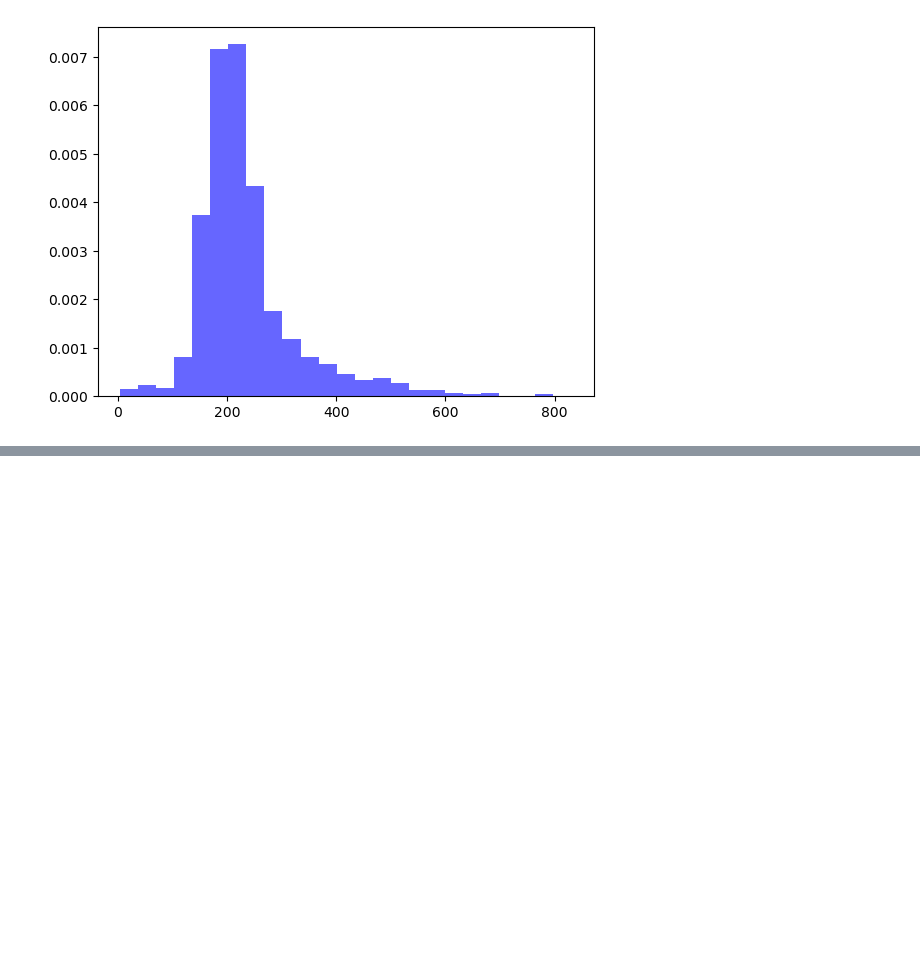
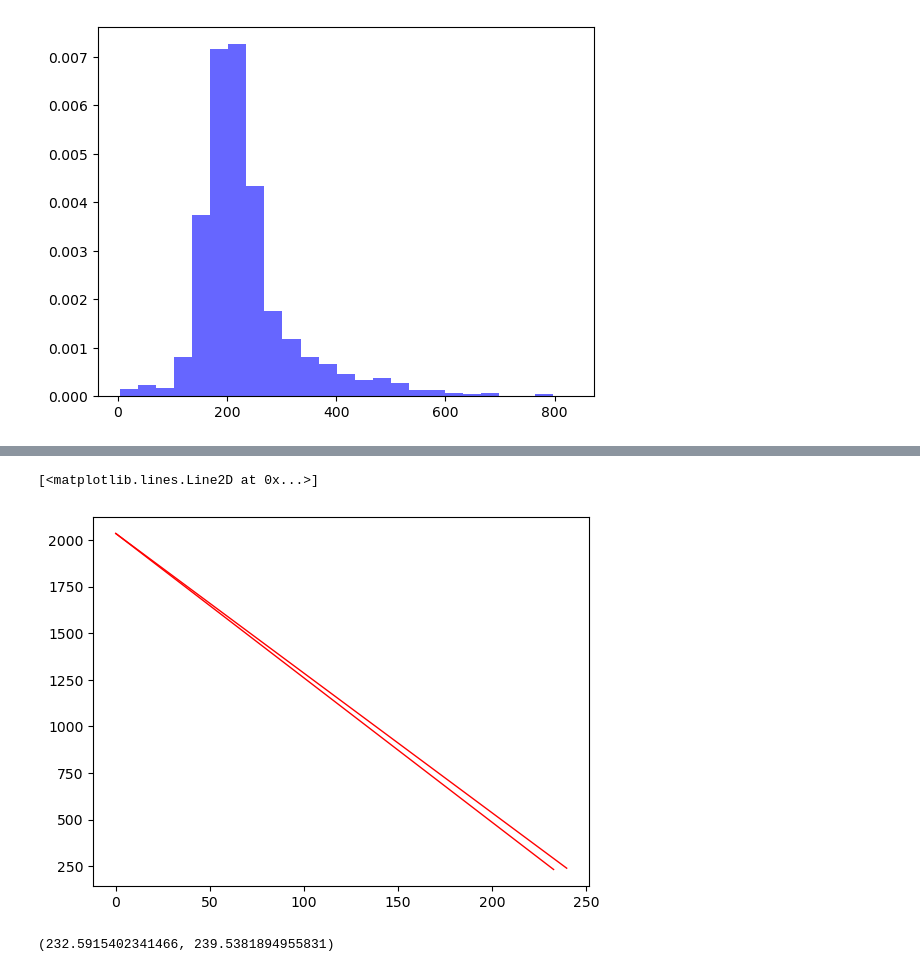
Before and after one commit to makejeef/amro, a Jupyter notebook: fl_data.ipynb, the cells around one changed output, grey strips where cells are left out. Saved outputs shown, nothing was run; the diff lists cells and outputs as text; code cells hidden in the pictures; blank space fills up the shorter version.

```diff
--- a/fl_data.ipynb
+++ b/fl_data.ipynb
@@ -463,0 +571,10 @@ plt.show()
+# %%
+plt.plot([0,CI_90[0]],[len(cycle),CI_90[0]],color='red',lw=1)
+plt.plot([0,CI_90[1]],[len(cycle),CI_90[1]],color='red',lw=1)
+# %% [output]
+[<matplotlib.lines.Line2D at 0x...>]
+[figure, added]
+# %%
+CI_90
+# %% [output]
+(232.5915402341466, 239.5381894955831)
```
Also changed, not shown: parts of 30 cells of this notebook, 6 other files.
